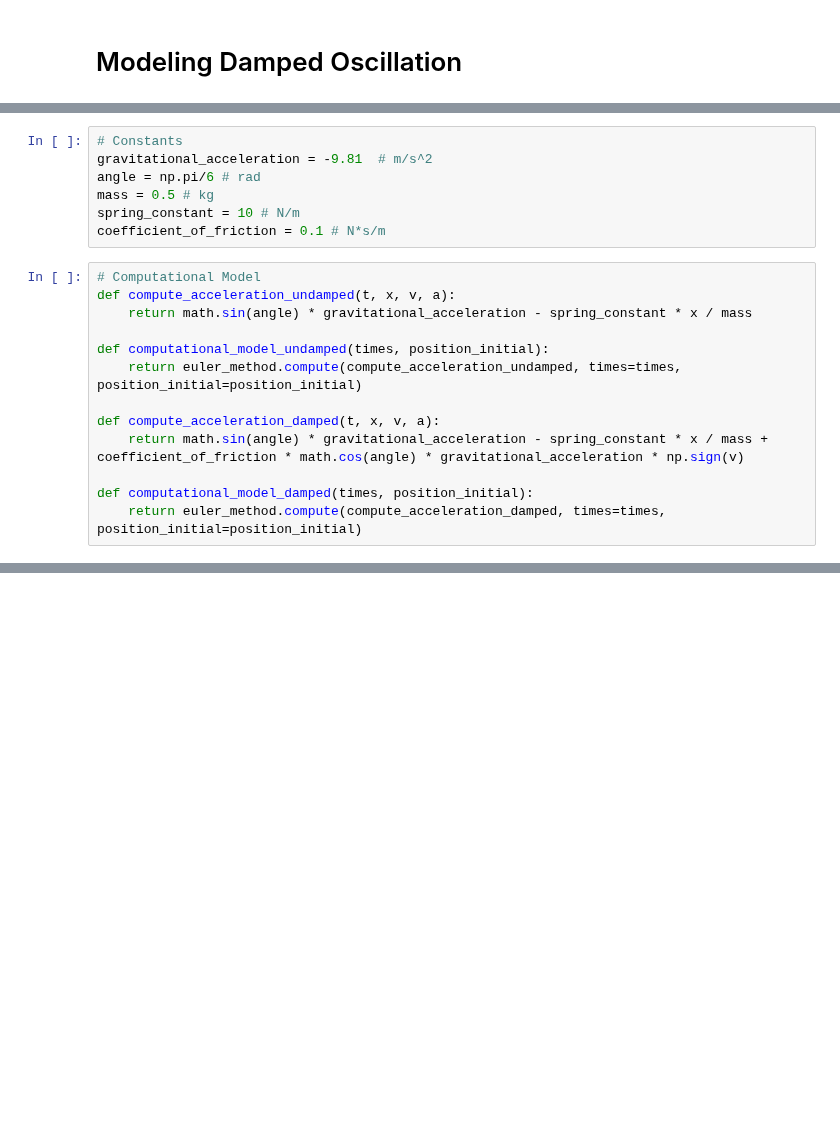
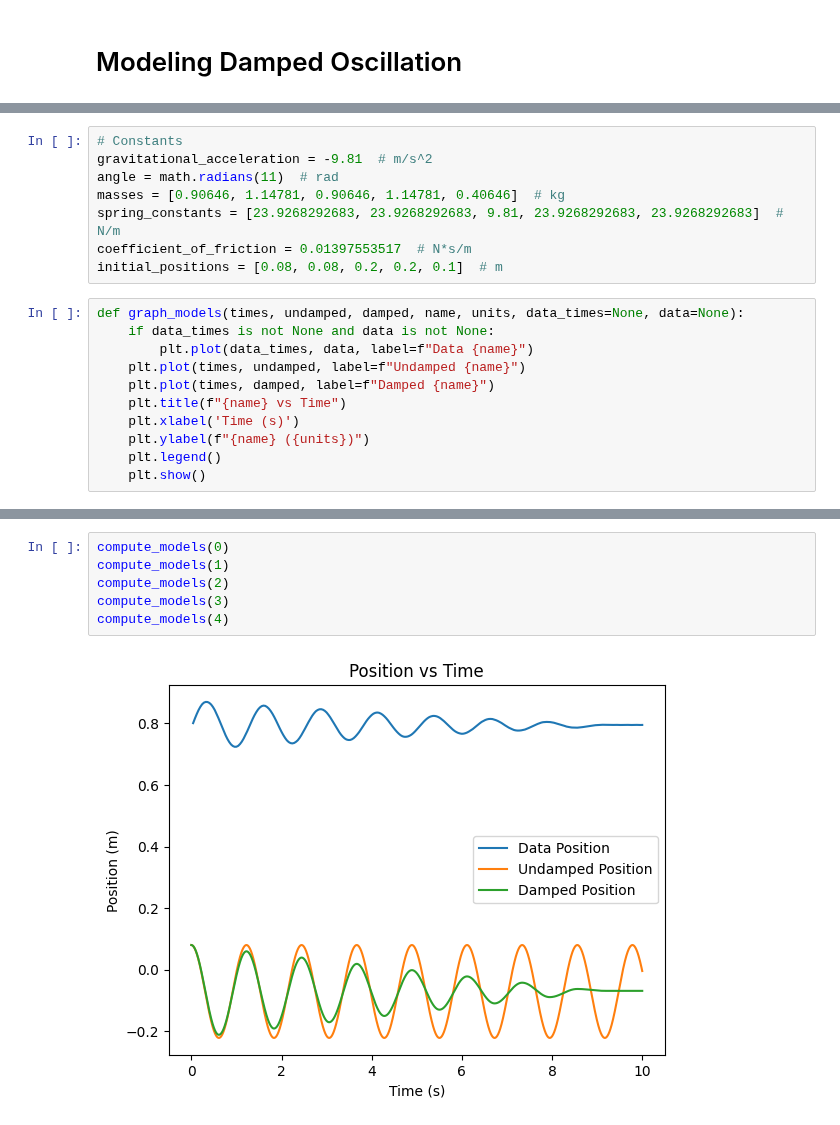
Before and after one commit to kevinthegreat1/HonorsPhysics2, a Jupyter notebook: Unit4/Model.ipynb, the cells around one changed output, grey strips where cells are left out. Saved outputs shown, nothing was run; the diff lists cells and outputs as text; blank space fills up the shorter version.

Commit message:
Fit data sets

```diff
--- a/Unit4/Model.ipynb
+++ b/Unit4/Model.ipynb
@@ -9,21 +10,20 @@ import matplotlib.pyplot as plt
 # %%
 # Constants
 gravitational_acceleration = -9.81  # m/s^2
-angle = np.pi/6 # rad
-mass = 0.5 # kg
-spring_constant = 10 # N/m
-coefficient_of_friction = 0.1 # N*s/m
+angle = math.radians(11)  # rad
+masses = [0.90646, 1.14781, 0.90646, 1.14781, 0.40646]  # kg
+spring_constants = [23.9268292683, 23.9268292683, 9.81, 23.9268292683, 23.9268292683]  # N/m
+coefficient_of_friction = 0.01397553517  # N*s/m
+initial_positions = [0.08, 0.08, 0.2, 0.2, 0.1]  # m
-# %%
-# Computational Model
-def compute_acceleration_undamped(t, x, v, a):
-    return math.sin(angle) * gravitational_acceleration - spring_constant * x / mass
-
-def computational_model_undamped(times, position_initial):
-    return euler_method.compute(compute_acceleration_undamped, times=times, position_initial=position_initial)
-
-def compute_acceleration_damped(t, x, v, a):
-    return math.sin(angle) * gravitational_acceleration - spring_constant * x / mass + coefficient_of_friction * math.cos(angle) * gravitational_acceleration * np.sign(v)
-
-def computational_model_damped(times, position_initial):
-    return euler_method.compute(compute_acceleration_damped, times=times, position_initial=position_initial)
+# %%
+def graph_models(times, undamped, damped, name, units, data_times=None, data=None):
+    if data_times is not None and data is not None:
+        plt.plot(data_times, data, label=f"Data {name}")
+    plt.plot(times, undamped, label=f"Undamped {name}")
+    plt.plot(times, damped, label=f"Damped {name}")
+    plt.title(f"{name} vs Time")
+    plt.xlabel('Time (s)')
+    plt.ylabel(f"{name} ({units})")
+    plt.legend()
+    plt.show()
 # %%
@@ -61,0 +53,8 @@ plt.show()
+# %%
+compute_models(0)
+compute_models(1)
+compute_models(2)
+compute_models(3)
+compute_models(4)
+# %% [output]
+[figure, added]
```
Also changed, not shown: parts of 3 cells of this notebook, 11 other files.
